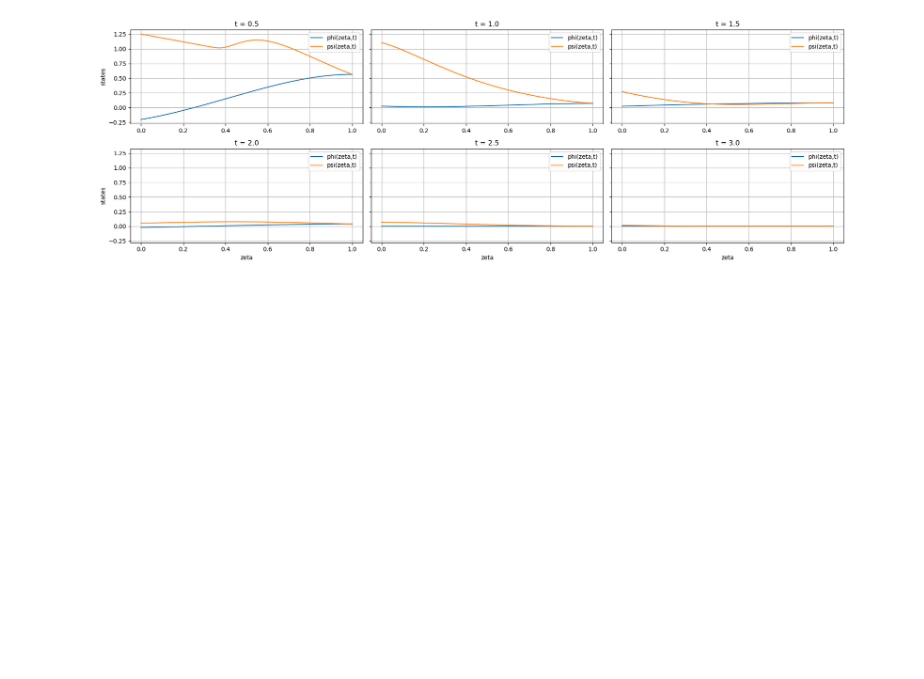
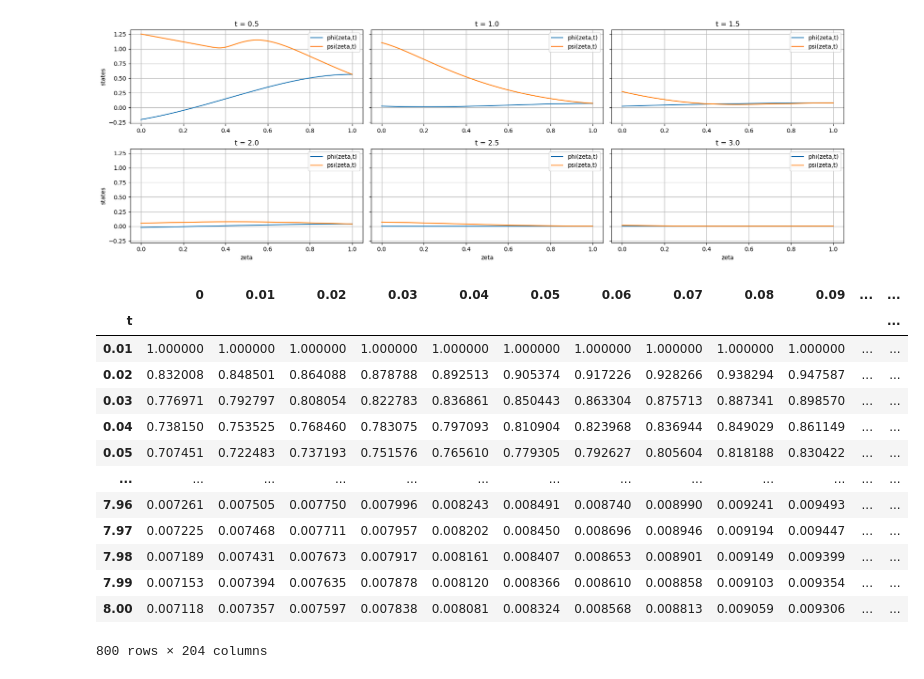
Before and after one commit to behradmoadeli/pfr_isothermal_recycle_delay_optimal, a Jupyter notebook: reports/BehradPaper.ipynb, the cells around one changed output. Cells and saved outputs as stored; diff of their text form; code cells hidden in the pictures; blank space fills up the shorter version.

```diff
--- a/reports/BehradPaper.ipynb
+++ b/reports/BehradPaper.ipynb
@@ -826,0 +831,17 @@ mpc_b_df.to_csv(f'MPC/Bd.csv')
+# %%
+mpc_df
+# %% [output]
+|  | 0 | 0.01 | 0.02 | 0.03 | 0.04 | 0.05 | 0.06 | 0.07 | 0.08 | 0.09 | ... | ... |
+| t |  |  |  |  |  |  |  |  |  |  |  | ... |
+| 0.01 | 1.000000 | 1.000000 | 1.000000 | 1.000000 | 1.000000 | 1.000000 | 1.000000 | 1.000000 | 1.000000 | 1.000000 | ... | ... |
+| 0.02 | 0.832008 | 0.848501 | 0.864088 | 0.878788 | 0.892513 | 0.905374 | 0.917226 | 0.928266 | 0.938294 | 0.947587 | ... | ... |
+| 0.03 | 0.776971 | 0.792797 | 0.808054 | 0.822783 | 0.836861 | 0.850443 | 0.863304 | 0.875713 | 0.887341 | 0.898570 | ... | ... |
+| 0.04 | 0.738150 | 0.753525 | 0.768460 | 0.783075 | 0.797093 | 0.810904 | 0.823968 | 0.836944 | 0.849029 | 0.861149 | ... | ... |
+| 0.05 | 0.707451 | 0.722483 | 0.737193 | 0.751576 | 0.765610 | 0.779305 | 0.792627 | 0.805604 | 0.818188 | 0.830422 | ... | ... |
+| ... | ... | ... | ... | ... | ... | ... | ... | ... | ... | ... | ... | ... |
+| 7.96 | 0.007261 | 0.007505 | 0.007750 | 0.007996 | 0.008243 | 0.008491 | 0.008740 | 0.008990 | 0.009241 | 0.009493 | ... | ... |
+| 7.97 | 0.007225 | 0.007468 | 0.007711 | 0.007957 | 0.008202 | 0.008450 | 0.008696 | 0.008946 | 0.009194 | 0.009447 | ... | ... |
+| 7.98 | 0.007189 | 0.007431 | 0.007673 | 0.007917 | 0.008161 | 0.008407 | 0.008653 | 0.008901 | 0.009149 | 0.009399 | ... | ... |
+| 7.99 | 0.007153 | 0.007394 | 0.007635 | 0.007878 | 0.008120 | 0.008366 | 0.008610 | 0.008858 | 0.009103 | 0.009354 | ... | ... |
+| 8.00 | 0.007118 | 0.007357 | 0.007597 | 0.007838 | 0.008081 | 0.008324 | 0.008568 | 0.008813 | 0.009059 | 0.009306 | ... | ... |
+800 rows × 204 columns
```
Also changed, not shown: parts of 8 cells of this notebook, 2 other files.
